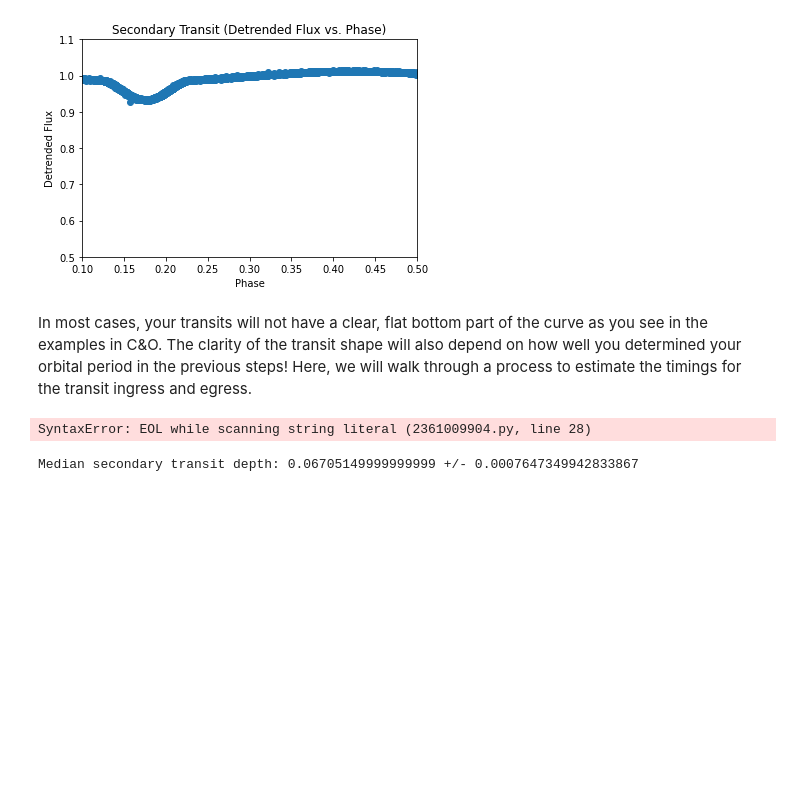
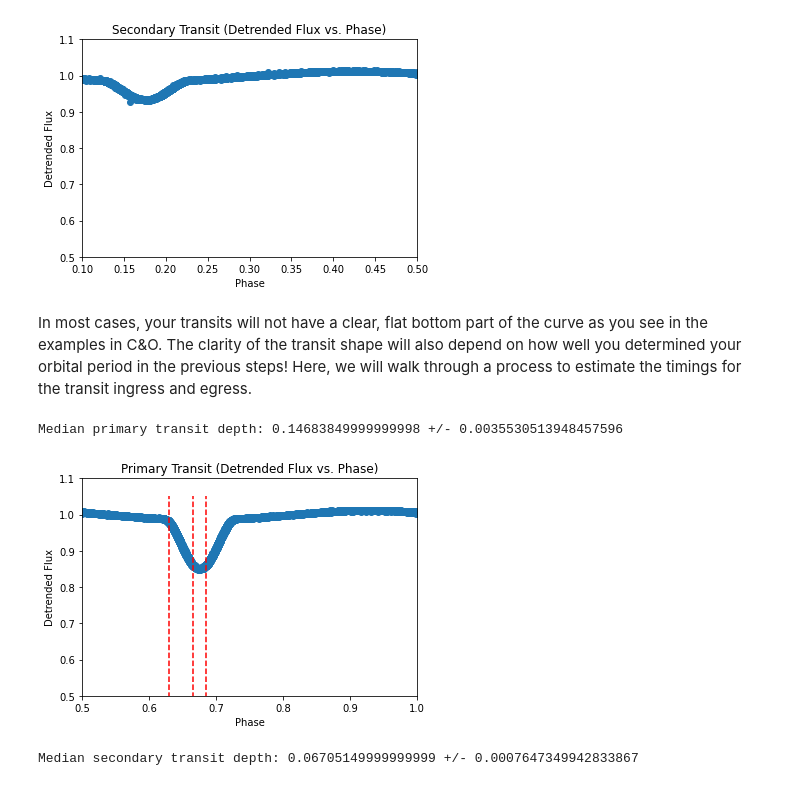
Before and after one commit to aircm/ast221-jupyter-notes, a Jupyter notebook: data_project/miao_mu_notebook_pair15.ipynb, the cells around one changed output. Saved outputs shown, nothing was run; the diff lists cells and outputs as text; code cells hidden in the pictures; blank space fills up the shorter version.

```diff
--- a/data_project/miao_mu_notebook_pair15.ipynb
+++ b/data_project/miao_mu_notebook_pair15.ipynb
@@ -391,34 +395,38 @@ dtb = 0.005
 dtc = 0.005
 
 
 #Plot your primary transit as above with labels
 #Plot vertical lines at ta, tb, and tc to help estimate the values.
 #You will likely want to iterate on this and the previous step to find your best estimate.
 fig = plt.figure()
 plt.scatter(myphase, dtr)
 plt.xlim(xlim_p[0],xlim_p[1])
 plt.ylim(ylim_p[0],ylim_p[1])
 plt.vlines(x=ta,ymin=0.1,ymax=1.05,linestyles='--',color='red')
 plt.vlines(x=tb,ymin=0.1,ymax=1.05,linestyles='--',color='red')
 plt.vlines(x=tc,ymin=0.1,ymax=1.05,linestyles='--',color='red')
+plt.ylabel('Detrended Flux')
+plt.xlabel('Phase')
+plt.title('Primary Transit (Detrended Flux vs. Phase)')
 
 
 # Plot 3.1 - include this in your report
 # When you are happy with the result, uncomment the below line, change the filename to something useful, and save
 # your plot.
 plt.savefig('pair15_3_1_1st_trans.png')
 
 #Find the transit depth of the primary transit by finding the median value
 #of the data near its minimum.
 #Use tb and tc to set phase range of primary transit minimum then calculate the
 #median value of the data here (np.median()). Take the uncertainty in this measurement
 #as the standard deviation of the data (np.std()).
 minindex1=np.where((myphase>tb) & (myphase<tc))[0]
 depth1= np.median(1-dtr[minindex1])
 depth1err=np.std(1-dtr[minindex1])
 print('Median primary transit depth:',depth1,'+/-',depth1err)
 # %% [output]
-SyntaxError: EOL while scanning string literal (2361009904.py, line 28)
+Median primary transit depth: 0.14683849999999998 +/- 0.0035530513948457596
+[figure, added]
 # %%
 #Find the transit depth of the secondary transit by finding the median value
 #of the data near its minimum. Estimate a start and end time (in phase) of the
```
Also changed, not shown: parts of 4 cells of this notebook, 10 other files.
